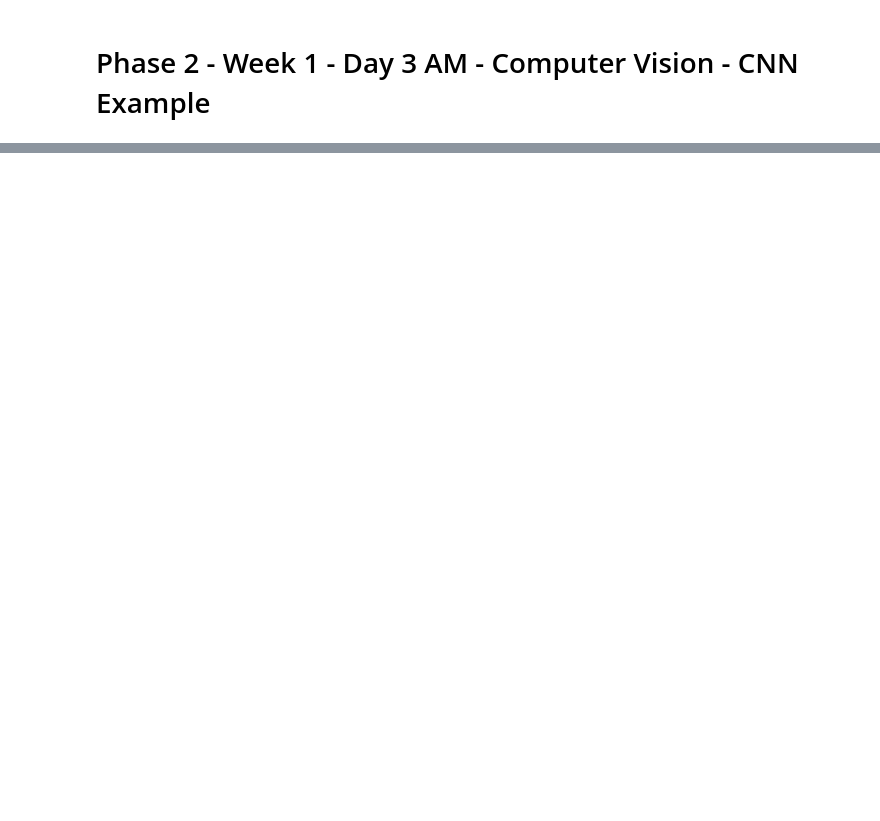
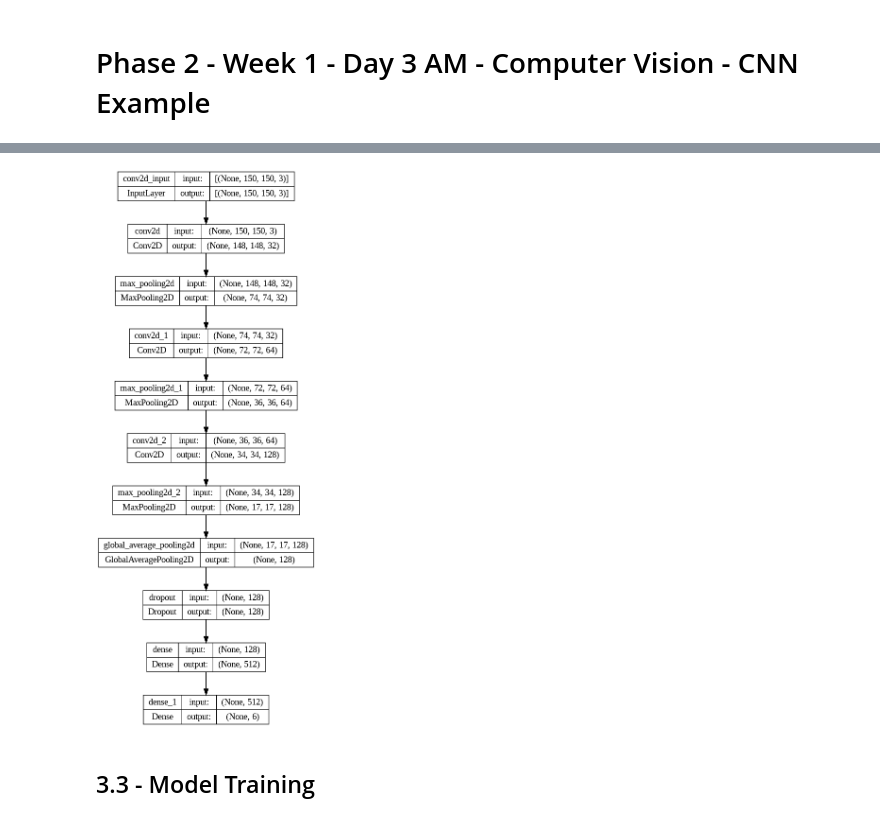
Before and after one commit to FTDS-learning-materials/phase-2, a Jupyter notebook: w1/P2W1D3AM - Computer Vision - CNN Example.ipynb, the cells around one changed output, grey strips where cells are left out. Cells and saved outputs as stored; diff of their text form; code cells hidden in the pictures; blank space fills up the shorter version.

```diff
--- a/w1/P2W1D3AM - Computer Vision - CNN Example.ipynb
+++ b/w1/P2W1D3AM - Computer Vision - CNN Example.ipynb
@@ -338,0 +46,9 @@ Prediction is a rotten banana
+# %%
+# Define hyperparameters
+
+train_path = '/content/dataset/train/'
+test_path = '/content/dataset/test/'
+
+img_height = 150
+img_width = 150
+batch_size = 126
@@ -338,0 +120,20 @@ Prediction is a rotten banana
+# %%
+# Create Sequential API model
+
+model = tf.keras.models.Sequential()
+model.add(tf.keras.layers.Conv2D(32, (3,3), activation='relu', input_shape=(img_height, img_width, 3)))
+model.add(tf.keras.layers.MaxPooling2D(2, 2))
+model.add(tf.keras.layers.Conv2D(64, (3,3), activation='relu'))
+model.add(tf.keras.layers.MaxPooling2D(2, 2))
+model.add(tf.keras.layers.Conv2D(128, (3,3),activation='relu'))
+model.add(tf.keras.layers.MaxPooling2D(2, 2))
+model.add(tf.keras.layers.GlobalAveragePooling2D())
+model.add(tf.keras.layers.Dropout(0.5))
+model.add(tf.keras.layers.Dense(512, activation='relu'))
+model.add(tf.keras.layers.Dense(6, activation='softmax'))
+
+# Compile
+model.compile(loss='sparse_categorical_crossentropy',
+              optimizer='adam',
+              metrics=['accuracy'])
+model.summary()
@@ -338,0 +158,8 @@ Prediction is a rotten banana
+# %%
+# Plot layers
+
+tf.keras.utils.plot_model(model, show_shapes=True)
+# %% [output]
+[figure, added]
+# %% [markdown]
+## 3.3 - Model Training
```
Also changed, not shown: parts of 52 cells of this notebook, 1 other file.
